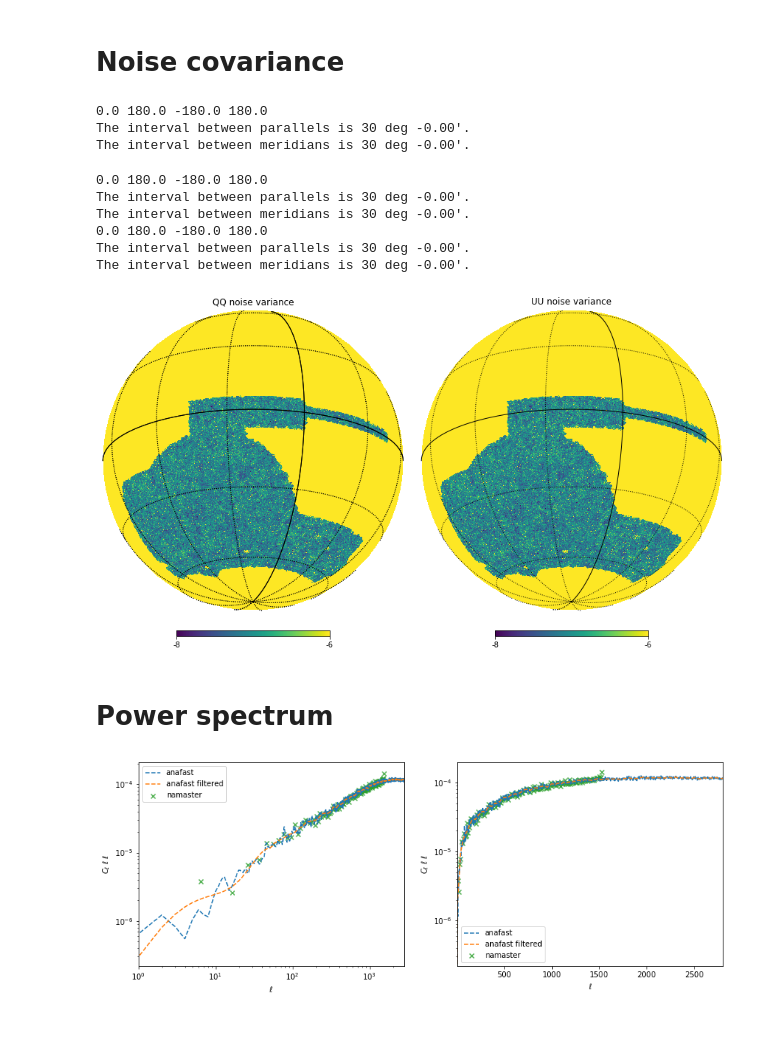
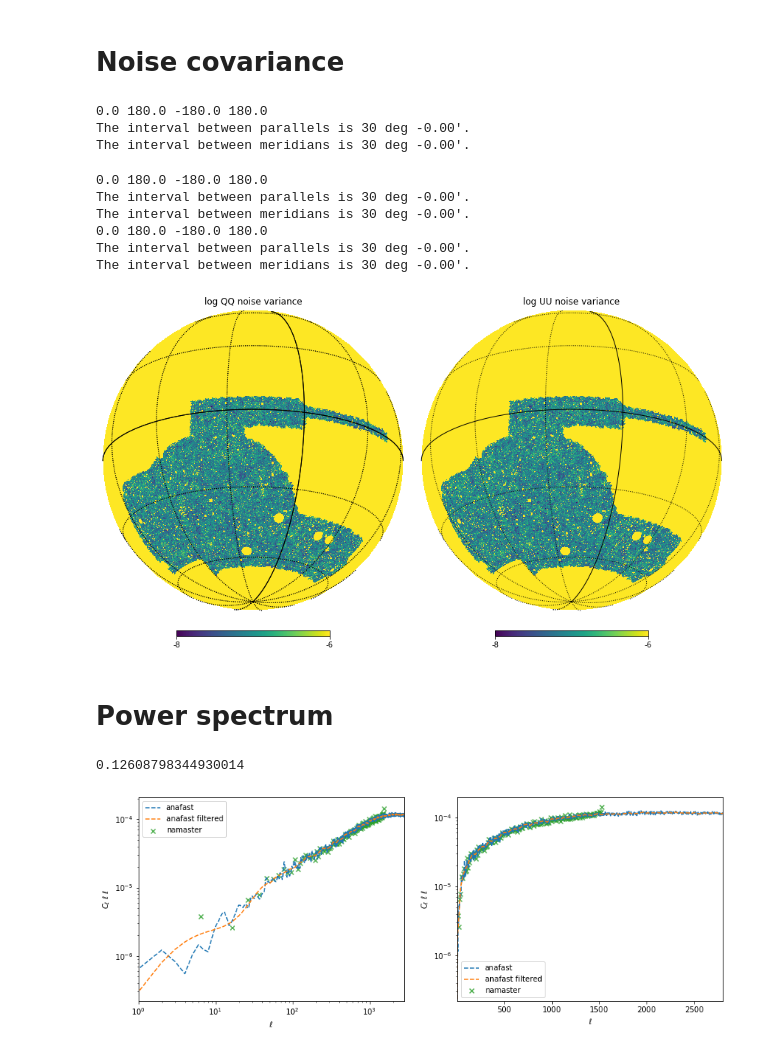
Before and after one commit to NiallJeffrey/wiener_sphere, a Jupyter notebook: prepare_buzzard_example_data.ipynb, the cells around one changed output. Saved outputs shown, nothing was run; the diff lists cells and outputs as text; code cells hidden in the pictures.

Commit message:
updated mask

```diff
--- a/prepare_buzzard_example_data.ipynb
+++ b/prepare_buzzard_example_data.ipynb
@@ -34,5 +34,8 @@ ColDefs(
     name = 'k_orig'; format = 'D'
     name = 'N_source'; format = 'D'
 )
+# %%
+mask = np.load('data/masks.pkl',allow_pickle=True)[1024]
 # %%
 des_count_map = hp.ud_grade(full_data[1].data['N_source'], nside, power=-2)
+des_count_map = des_count_map*mask
@@ -42,8 +51,8 @@ mask_des = np.array([mask_des,mask_des])
 # %%
 hp.write_map('mask_des1024_QU.fits', mask_des, overwrite=True)
 # %%
-gamma1 = hp.ud_grade(full_data[1].data['E1'],nside)
-gamma2 = hp.ud_grade(full_data[1].data['E2'],nside)
+gamma1 = hp.ud_grade(full_data[1].data['E1'],nside)*mask
+gamma2 = hp.ud_grade(full_data[1].data['E2'],nside)*mask
 # %%
 map_mock_des_QU = np.array([gamma1, gamma2])
 # %%
@@ -65,23 +74,23 @@ noise_cov_des[1,:] = np.where(des_count_map>0.5,e1_var/des_count_map, noise_cov_
 # %%
 _ = plt.figure(figsize=(12,7))
 _ = hp.orthview(np.log(noise_cov_des[0,:]),
             min=-8,max=-6, rot=(20,-20,0) , half_sky=True, sub=(1,2,1),
-               title='QQ noise variance'), hp.graticule()
+               title='log QQ noise variance'), hp.graticule()
 
 _ = hp.orthview(np.log(noise_cov_des[1,:]),
             min=-8,max=-6, rot=(20,-20,0) , half_sky=True, sub=(1,2,2),
-               title='UU noise variance'), hp.graticule()
+               title='log UU noise variance'), hp.graticule()
 # %% [output]
 0.0 180.0 -180.0 180.0
 The interval between parallels is 30 deg -0.00'.
 The interval between meridians is 30 deg -0.00'.
 0.0 180.0 -180.0 180.0
 The interval between parallels is 30 deg -0.00'.
 The interval between meridians is 30 deg -0.00'.
 0.0 180.0 -180.0 180.0
 The interval between parallels is 30 deg -0.00'.
 The interval between meridians is 30 deg -0.00'.
-[figure, old version]
+[figure, new version]
 # %%
 hp.write_map('map_noise_cov_des1024_QU.fits', noise_cov_des, overwrite=True)
 # %% [markdown]
@@ -96,8 +105,11 @@ Cell_pseudo = namaster_pseudo_power[1]
 cl = hp.anafast(hp.ud_grade(full_data[1].data['k_orig'], nside, power=-2), lmax=lmax)
 ell = np.arange(len(cl))
 
-f_sky = float(np.where(mask_des[0]>0.5)[0].shape[0])/float(mask_des[0].shape[0])
+f_sky = float(np.where(footprint_mask>0.5)[0].shape[0])/float(mask_des[0].shape[0])
+print(f_sky)
 cl = cl/f_sky
+# %% [output]
+0.12608798344930014
 # %%
 filtered_cl = np.exp(signal.savgol_filter(np.log(cl), 95, 5))
 # %%
```
Also changed, not shown: parts of 2 cells of this notebook, 1 other file.
